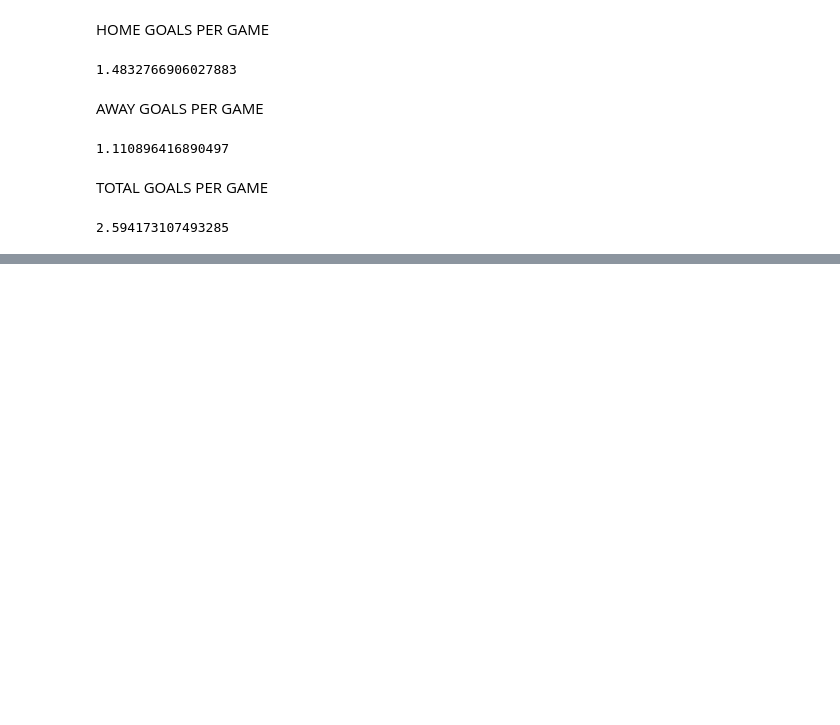
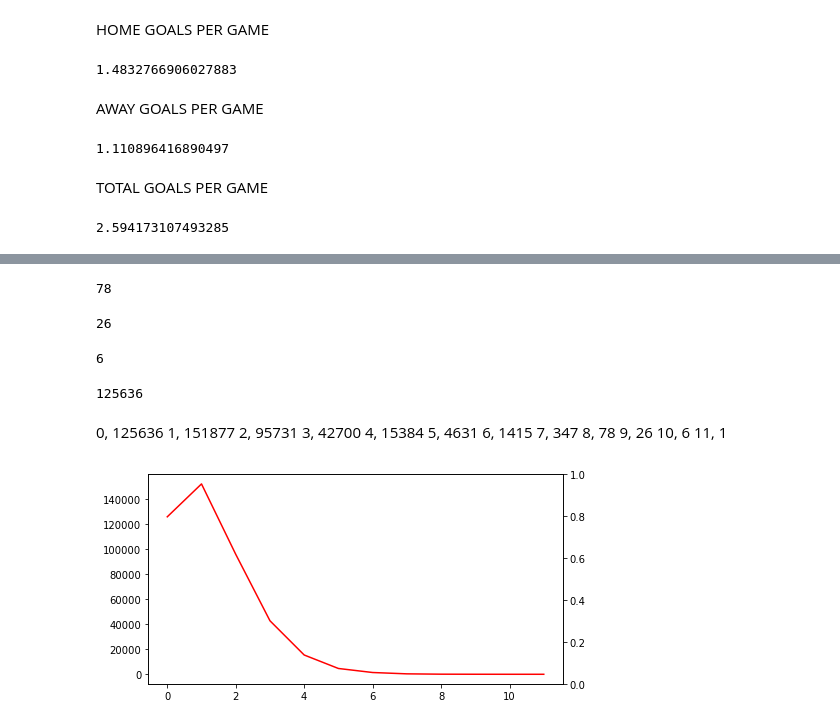
Before and after one commit to RyanJTalbot/bookcamp, a Jupyter notebook: world_cup/International Soccer DB/ISDB.ipynb, the cells around one changed output, grey strips where cells are left out. Saved outputs shown, nothing was run; the diff lists cells and outputs as text; code cells hidden in the pictures; blank space fills up the shorter version.

```diff
--- a/world_cup/International Soccer DB/ISDB.ipynb
+++ b/world_cup/International Soccer DB/ISDB.ipynb
@@ -196,0 +240,42 @@ TOTAL GOALS PER GAME
+# %%
+61+17
+# %% [output]
+78
+# %%
+19+7
+# %% [output]
+26
+# %%
+5+1
+# %% [output]
+6
+# %%
+51128+74508
+# %% [output]
+125636
+# %% [markdown]
+0, 125636
+1, 151877
+2, 95731
+3, 42700
+4, 15384
+5, 4631
+6, 1415
+7, 347
+8, 78
+9, 26
+10, 6
+11, 1
+# %%
+import matplotlib.pyplot as plt
+
+plt.rcParams["figure.figsize"] = [7.00, 3.50]
+plt.rcParams["figure.autolayout"] = True
+fig, ax1 = plt.subplots()
+ax1.plot([125636, 151877, 95731, 42700, 15384, 4631, 1415, 347, 78, 26, 6, 1], color='red')
+ax2 = ax1.twinx()
+# ax2.plot([11, 12, 31, 41, 15], color='blue')
+fig.tight_layout()
+plt.show()
+# %% [output]
+[figure, added]
```
Also changed, not shown: parts of 5 cells of this notebook.
